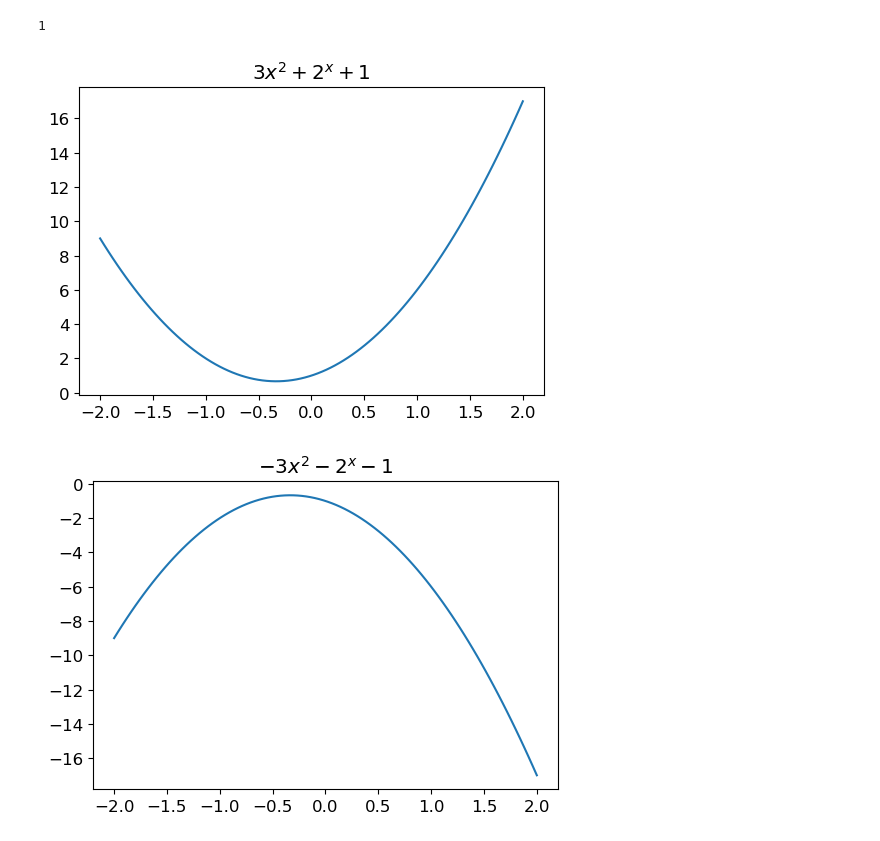
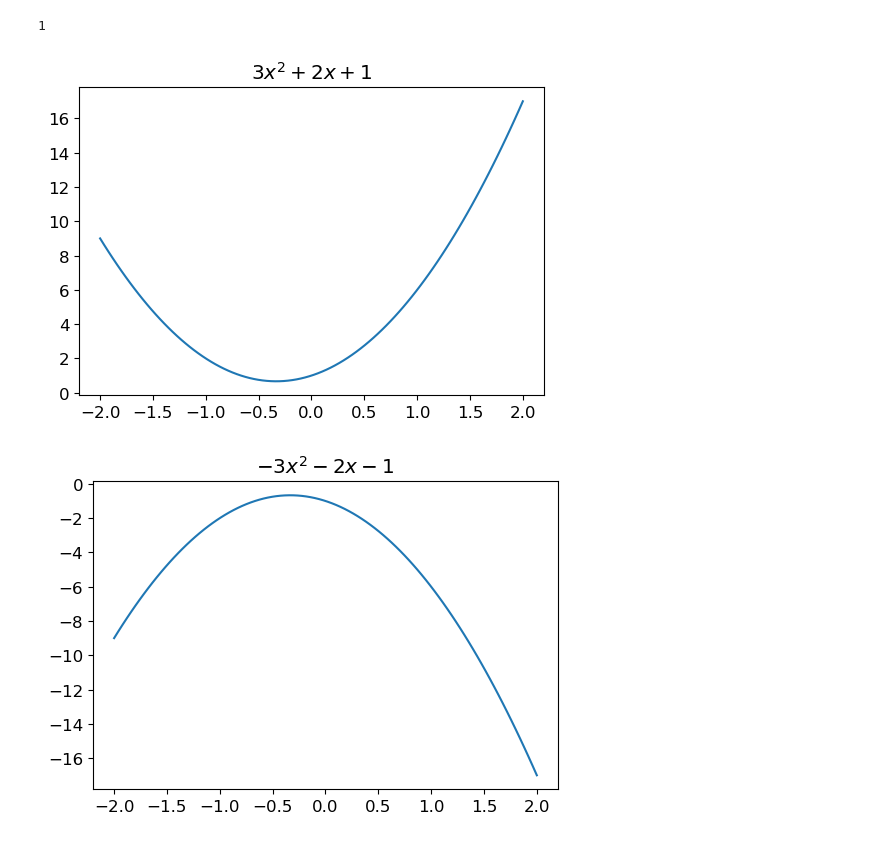
Before and after one commit to jobinwilson/neuralnet_intuition, a Jupyter notebook: universal_function_aproximator.ipynb, the cells around one changed output. Drawn from its saved outputs; the diff is of its cells as text; code cells hidden in the pictures.

```diff
--- a/universal_function_aproximator.ipynb
+++ b/universal_function_aproximator.ipynb
@@ -49,11 +31,11 @@ def make_quadratc(a,b,c):
     return partial(quadratic_function,a,b,c)
 # %%
 f1 = make_quadratc(3,2,1)
-plot_function(f1,title="$3x^2+2^x+1$")
+plot_function(f1,title="$3x^2+2x+1$")
 # %% [output]
-[figure, old version]
+[figure, new version]
 # %%
 f2 = make_quadratc(-3,-2,-1)
-plot_function(f2,title="$-3x^2-2^x-1$")
+plot_function(f2,title="$-3x^2-2x-1$")
 # %% [output]
-[figure, old version]
+[figure, new version]
```
Also changed, not shown: parts of 1 cell of this notebook.
